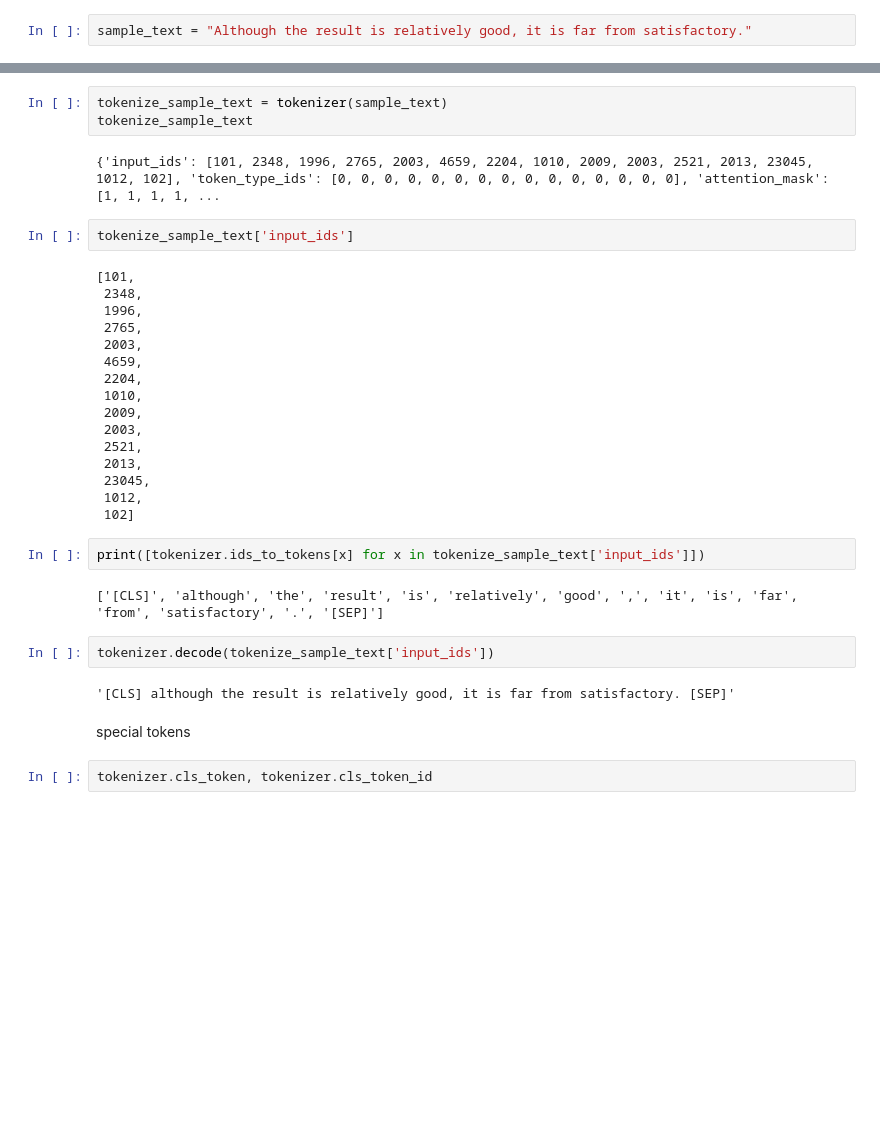
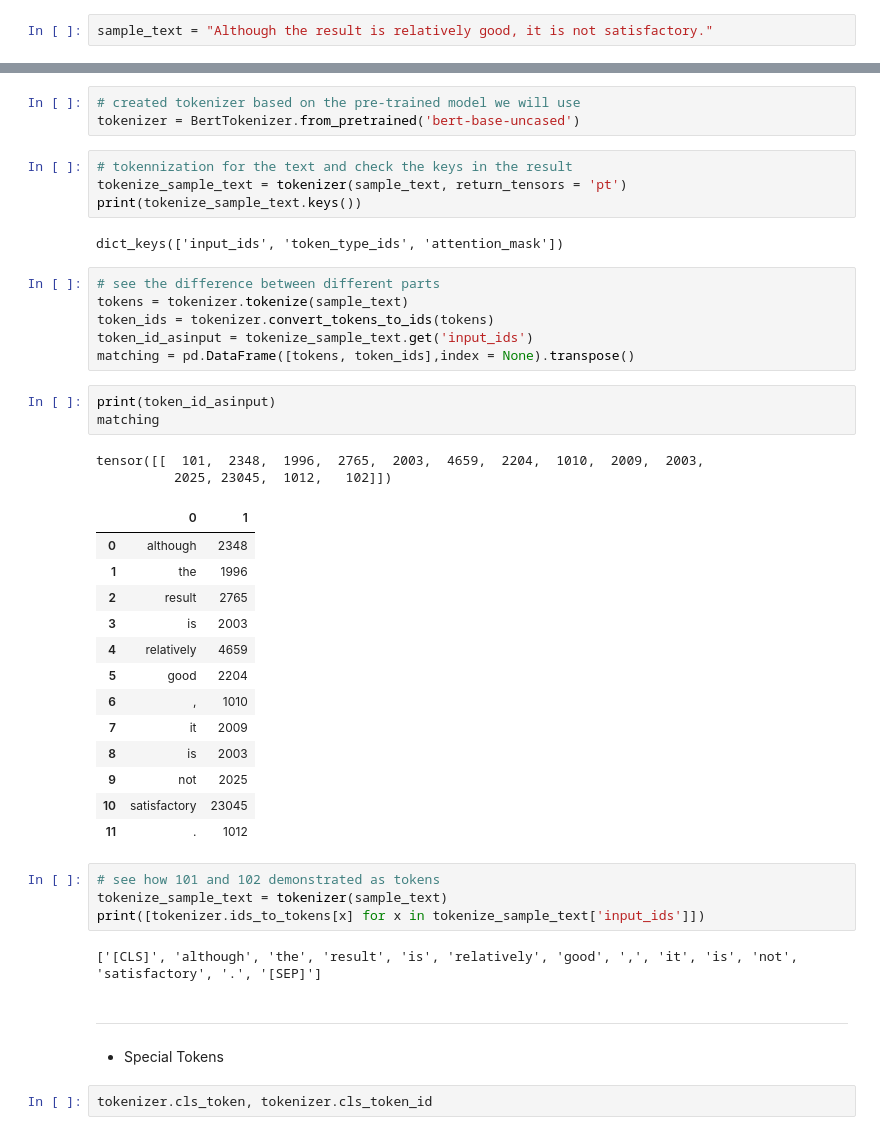
Before and after one commit to xiaowei-v/HW4-, a Jupyter notebook: HW4_huggingfacebert.ipynb, the cells around one changed output, grey strips where cells are left out. Drawn from its saved outputs; the diff is of its cells as text; blank space fills up the shorter version.

```diff
--- a/HW4_huggingfacebert.ipynb
+++ b/HW4_huggingfacebert.ipynb
@@ -87,2 +73,2 @@ tokenizer = BertTokenizer.from_pretrained('bert-base-uncased')
 # %%
-sample_text = "Although the result is relatively good, it is far from satisfactory."
+sample_text = "Although the result is relatively good, it is not satisfactory."
@@ -143,36 +75,47 @@ tokenize_sample_text
-# %%
-tokenize_sample_text = tokenizer(sample_text)
-tokenize_sample_text
-# %% [output]
-{'input_ids': [101, 2348, 1996, 2765, 2003, 4659, 2204, 1010, 2009, 2003, 2521, 2013, 23045, 1012, 102], 'token_type_ids': [0, 0, 0, 0, 0, 0, 0, 0, 0, 0, 0, 0, 0, 0, 0], 'attention_mask': [1, 1, 1, 1, ...
-# %%
-tokenize_sample_text['input_ids']
-# %% [output]
-[101,
- 2348,
- 1996,
- 2765,
- 2003,
- 4659,
- 2204,
- 1010,
- 2009,
- 2003,
- 2521,
- 2013,
- 23045,
- 1012,
- 102]
+# %%
+# created tokenizer based on the pre-trained model we will use
+tokenizer = BertTokenizer.from_pretrained('bert-base-uncased')
+# %%
+# tokennization for the text and check the keys in the result
+tokenize_sample_text = tokenizer(sample_text, return_tensors = 'pt')
+print(tokenize_sample_text.keys())
+# %% [output]
+dict_keys(['input_ids', 'token_type_ids', 'attention_mask'])
+# %%
+# see the difference between different parts
+tokens = tokenizer.tokenize(sample_text)
+token_ids = tokenizer.convert_tokens_to_ids(tokens)
+token_id_asinput = tokenize_sample_text.get('input_ids')
+matching = pd.DataFrame([tokens, token_ids],index = None).transpose()
+# %%
+print(token_id_asinput)
+matching
+# %% [output]
+tensor([[  101,  2348,  1996,  2765,  2003,  4659,  2204,  1010,  2009,  2003,
+          2025, 23045,  1012,   102]])
+|  | 0 | 1 |
+| 0 | although | 2348 |
+| 1 | the | 1996 |
+| 2 | result | 2765 |
+| 3 | is | 2003 |
+| 4 | relatively | 4659 |
+| 5 | good | 2204 |
+| 6 | , | 1010 |
+| 7 | it | 2009 |
+| 8 | is | 2003 |
+| 9 | not | 2025 |
+| 10 | satisfactory | 23045 |
+| 11 | . | 1012 |
 # %%
+# see how 101 and 102 demonstrated as tokens
+tokenize_sample_text = tokenizer(sample_text)
 print([tokenizer.ids_to_tokens[x] for x in tokenize_sample_text['input_ids']])
 # %% [output]
-['[CLS]', 'although', 'the', 'result', 'is', 'relatively', 'good', ',', 'it', 'is', 'far', 'from', 'satisfactory', '.', '[SEP]']
+['[CLS]', 'although', 'the', 'result', 'is', 'relatively', 'good', ',', 'it', 'is', 'not', 'satisfactory', '.', '[SEP]']
-# %%
-tokenizer.decode(tokenize_sample_text['input_ids'])
-# %% [output]
-'[CLS] although the result is relatively good, it is far from satisfactory. [SEP]'
-# %% [markdown]
-special tokens
+# %% [markdown]
+--------------------------------------------------
+# %% [markdown]
+- Special Tokens
 # %%
 tokenizer.cls_token, tokenizer.cls_token_id
 # %% [output]
```
Also changed, not shown: parts of 57 cells of this notebook.
